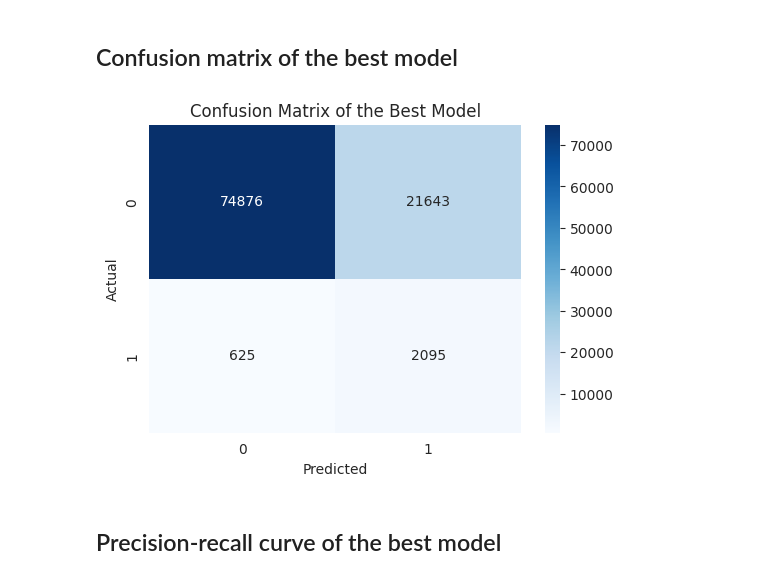
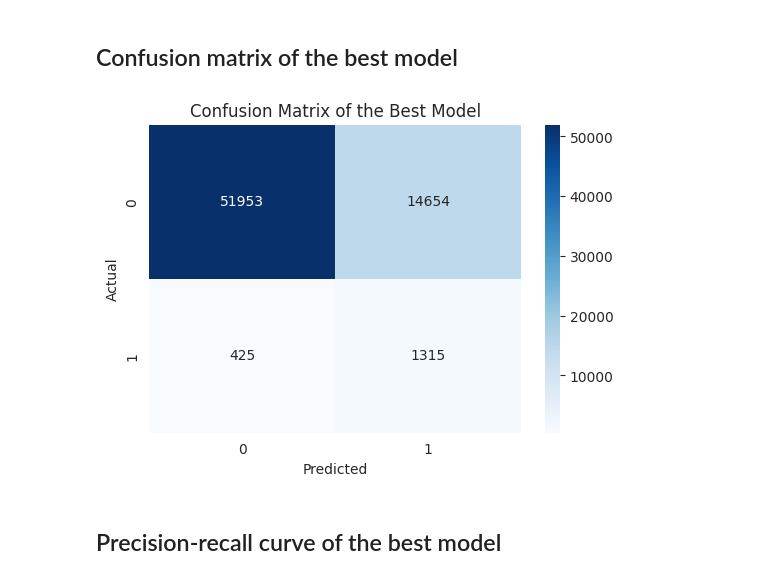
Before and after one commit to iameberedavid/Expresso-Customer-Churn-Challenge-On-Zindi, a Jupyter notebook: dev/Expresso_Customer_Churn_Challenge_Notebook.ipynb, the cells around one changed output. Cells and saved outputs as stored; diff of their text form; code cells hidden in the pictures.

```diff
--- a/dev/Expresso_Customer_Churn_Challenge_Notebook.ipynb
+++ b/dev/Expresso_Customer_Churn_Challenge_Notebook.ipynb
@@ -1130,7 +1065,7 @@ Index(['user_id', 'REGION', 'TENURE', 'MONTANT', 'FREQUENCE_RECH', 'REVENUE',
       dtype='object')
 # %%
 # Identify the columns to drop
-columns_to_drop = ['user_id', 'REGION', 'REVENUE', 'ARPU_SEGMENT', 'FREQUENCE', 'ZONE1', 'ZONE2', 'MRG', 'TOP_PACK', 'FREQ_TOP_PACK']
+columns_to_drop = ['user_id', 'REGION', 'ZONE1', 'ZONE2', 'MRG', 'TOP_PACK']
 
 # Drop these columns in the train dataset using the "drop()" method
 train.drop(columns=columns_to_drop, axis=1, inplace=True)
@@ -1210,7 +1153,7 @@ A great percentage of rows across the columns of the train dataset have missing
 # %%
 # Create a variable for the columns with high missing values
 
-columns_with_high_missing_values = ['DATA_VOLUME', 'TIGO', 'ORANGE']
+columns_with_high_missing_values = ['DATA_VOLUME', 'TIGO', 'ORANGE', 'FREQ_TOP_PACK']
 # %%
 # Drop the rows with missing values across these columns in train dataset
 train = train.dropna(subset=columns_with_high_missing_values)
@@ -1295,8 +1246,8 @@ The train dataset will be splitted to training and validation sets, then these s
 X_train_full, X_val_full, y_train_full, y_val_full = train_test_split(X, y, test_size=0.5, random_state=42, stratify=y)
 
 # Subsample half of the training and validation sets
-X_train, _, y_train, _ = train_test_split(X_train_full, y_train_full, test_size=0.3, random_state=42, stratify=y_train_full)
-X_val, _, y_val, _ = train_test_split(X_val_full, y_val_full, test_size=0.3, random_state=42, stratify=y_val_full)
+X_train, _, y_train, _ = train_test_split(X_train_full, y_train_full, test_size=0.5, random_state=42, stratify=y_train_full)
+X_val, _, y_val, _ = train_test_split(X_val_full, y_val_full, test_size=0.5, random_state=42, stratify=y_val_full)
 
 # Print the shape of the subsampled training and validation sets
 print(X_train.shape)
@@ -1321,7 +1272,8 @@ imputer = SimpleImputer(strategy='mean')
 # %%
 # Specify all the numeric columns
 
-num_cols = ['MONTANT', 'FREQUENCE_RECH', 'DATA_VOLUME', 'ON_NET', 'ORANGE', 'TIGO', 'REGULARITY']
+num_cols = ['MONTANT', 'FREQUENCE_RECH', 'REVENUE', 'ARPU_SEGMENT', 'FREQUENCE', 'DATA_VOLUME', 'ON_NET', 'ORANGE', 'TIGO',
+            'REGULARITY', 'FREQ_TOP_PACK']
 # %%
 # Fit and transform the numerical columns of the training set
 X_train[num_cols] = imputer.fit_transform(X_train[num_cols])
@@ -1749,23 +1713,22 @@ The Performance Metrics Of The Tuned Logistic Regression Model On The Balanced D
 # %%
 # Compute the confusion matrix
 confusion = confusion_matrix(y_val, y_pred_best_model)
-confusion
 
 # Plot the confusion matrix using a heatmap
 sb.heatmap(confusion, annot=True, fmt='d', cmap='Blues')
 plt.xlabel('Predicted')
 plt.ylabel('Actual')
 plt.title('Confusion Matrix of the Best Model')
 
 # Save the plot into the drive through the image_path
 file_name = 'Confusion Matrix of the Best Model.png'
 file_path = os.path.join(image_path, file_name)
 plt.savefig(file_path)
 
 # Show the plot
 plt.show()
 # %% [output]
-[figure, old version]
+[figure, new version]
 # %% [markdown]
 ## Precision-recall curve of the best model
 # %%
```
Also changed, not shown: parts of 51 cells of this notebook.
